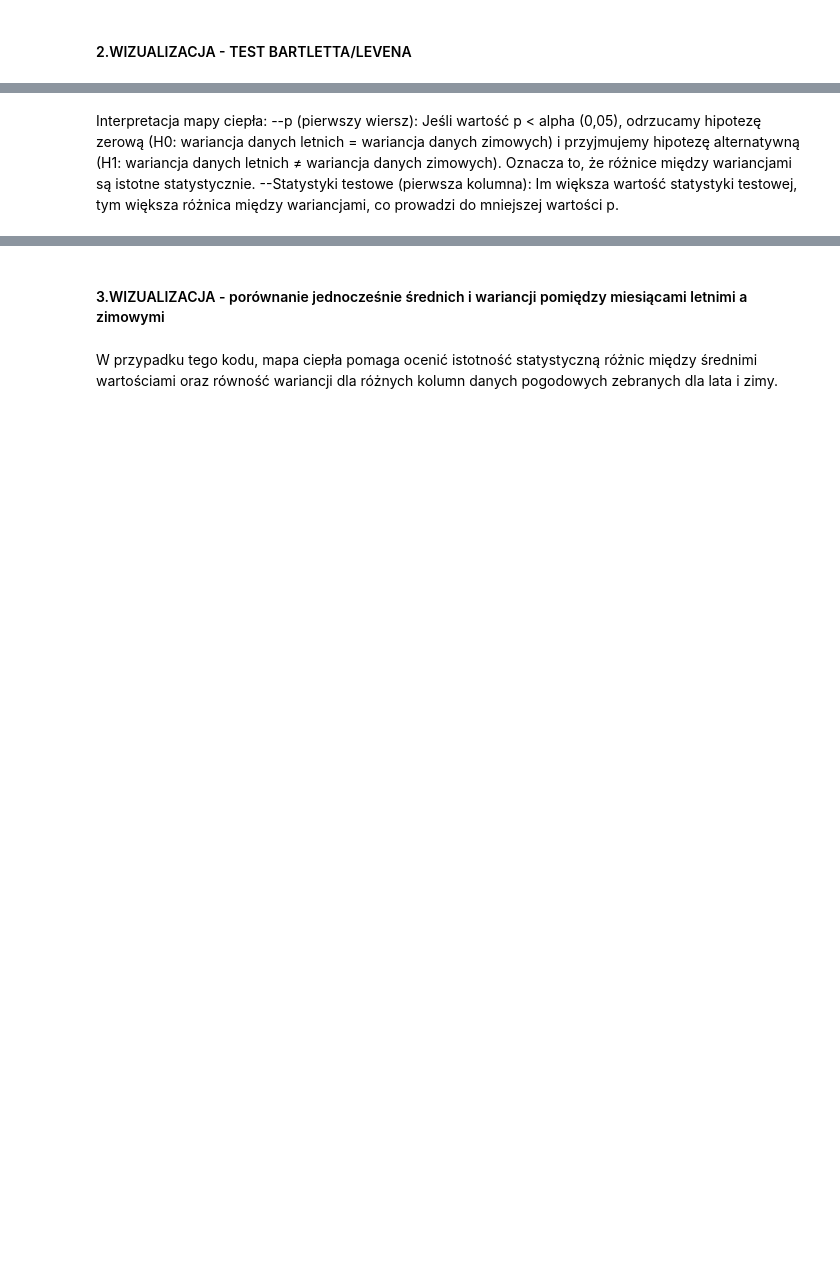
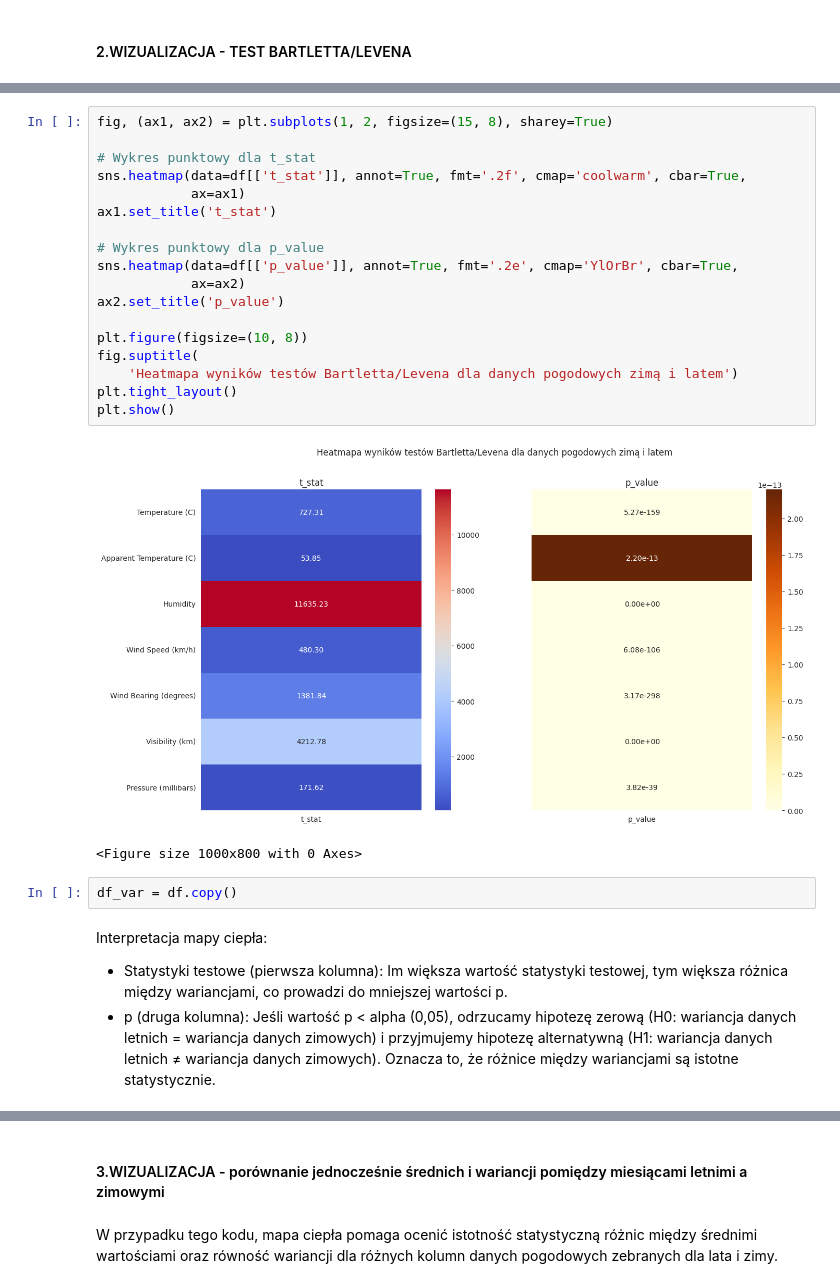
Before and after one commit to Kkilianek/ZMWD-projekt-1, a Jupyter notebook: projekt.ipynb, the cells around one changed output, grey strips where cells are left out. Drawn from its saved outputs; the diff is of its cells as text; blank space fills up the shorter version.

```diff
--- a/projekt.ipynb
+++ b/projekt.ipynb
@@ -233,4 +257,27 @@ Odrzucamy H0 dla kolumny Pressure (millibars) używając testu Levene. Istnieje
+# %%
+fig, (ax1, ax2) = plt.subplots(1, 2, figsize=(15, 8), sharey=True)
+
+# Wykres punktowy dla t_stat
+sns.heatmap(data=df[['t_stat']], annot=True, fmt='.2f', cmap='coolwarm', cbar=True,
+            ax=ax1)
+ax1.set_title('t_stat')
+
+# Wykres punktowy dla p_value
+sns.heatmap(data=df[['p_value']], annot=True, fmt='.2e', cmap='YlOrBr', cbar=True,
+            ax=ax2)
+ax2.set_title('p_value')
+
+plt.figure(figsize=(10, 8))
+fig.suptitle(
+    'Heatmapa wyników testów Bartletta/Levena dla danych pogodowych zimą i latem')
+plt.tight_layout()
+plt.show()
+# %% [output]
+[figure, added]
+<Figure size 1000x800 with 0 Axes>
+# %%
+df_var = df.copy()
 # %% [markdown]
 Interpretacja mapy ciepła:
---p (pierwszy wiersz): Jeśli wartość p < alpha (0,05), odrzucamy hipotezę zerową (H0: wariancja danych letnich = wariancja danych zimowych) i przyjmujemy hipotezę alternatywną (H1: wariancja danych letnich ≠ wariancja danych zimowych). Oznacza to, że różnice między wariancjami są istotne statystycznie.
---Statystyki testowe (pierwsza kolumna): Im większa wartość statystyki testowej, tym większa różnica między wariancjami, co prowadzi do mniejszej wartości p.
+- Statystyki testowe (pierwsza kolumna): Im większa wartość statystyki testowej, tym większa różnica między wariancjami, co prowadzi do mniejszej wartości p.
+- p (druga kolumna): Jeśli wartość p < alpha (0,05), odrzucamy hipotezę zerową (H0: wariancja danych letnich = wariancja danych zimowych) i przyjmujemy hipotezę alternatywną (H1: wariancja danych letnich ≠ wariancja danych zimowych). Oznacza to, że różnice między wariancjami są istotne statystycznie.
```
Also changed, not shown: parts of 33 cells of this notebook.
